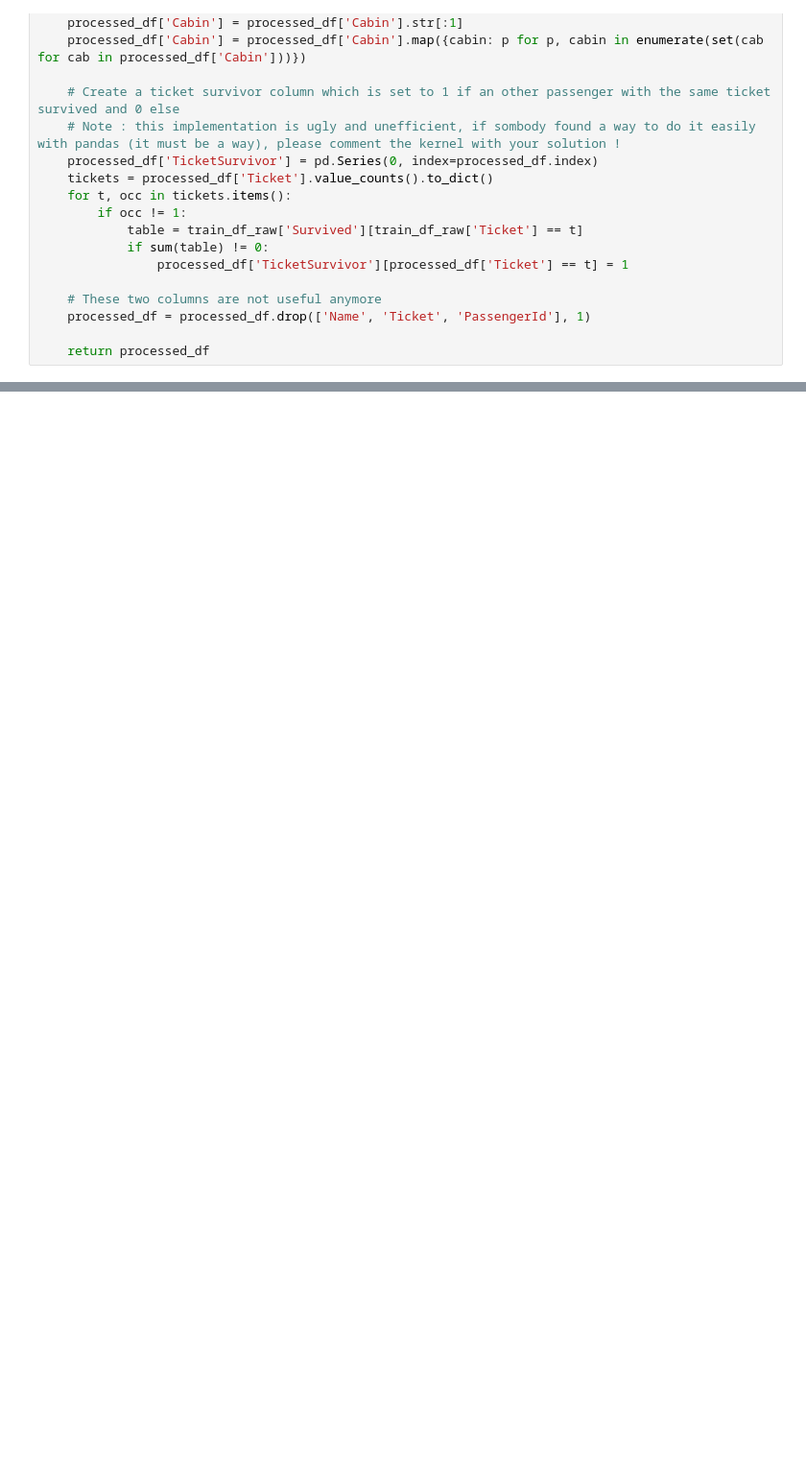
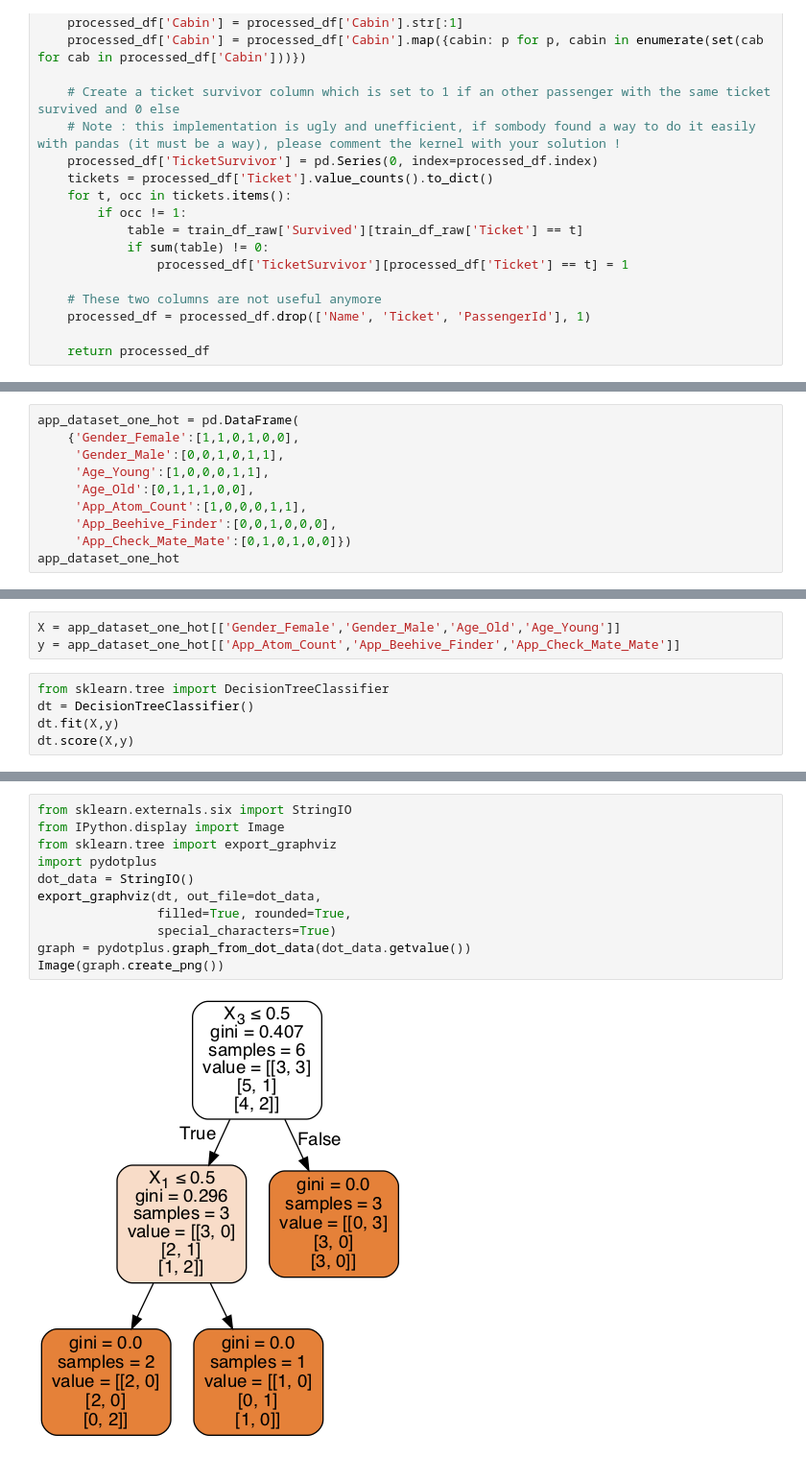
Before and after one commit to luisguiserrano/manning, a Jupyter notebook: Chapter 5 - Decision Trees/Decision Trees.ipynb, the cells around one changed output, grey strips where cells are left out. Shown at 96% size. Cells and saved outputs as stored; diff of their text form; blank space fills up the shorter version.

Commit message:
Adding decision trees

```diff
--- a/Chapter 5 - Decision Trees/Decision Trees.ipynb
+++ b/Chapter 5 - Decision Trees/Decision Trees.ipynb
@@ -404,0 +389,10 @@ AttributeError: 'module' object has no attribute 'plot_tree'
+# %%
+app_dataset_one_hot = pd.DataFrame(
+    {'Gender_Female':[1,1,0,1,0,0],
+     'Gender_Male':[0,0,1,0,1,1],
+     'Age_Young':[1,0,0,0,1,1],
+     'Age_Old':[0,1,1,1,0,0],
+     'App_Atom_Count':[1,0,0,0,1,1],
+     'App_Beehive_Finder':[0,0,1,0,0,0],
+     'App_Check_Mate_Mate':[0,1,0,1,0,0]})
+app_dataset_one_hot
@@ -404,0 +407,8 @@ AttributeError: 'module' object has no attribute 'plot_tree'
+# %%
+X = app_dataset_one_hot[['Gender_Female','Gender_Male','Age_Old','Age_Young']]
+y = app_dataset_one_hot[['App_Atom_Count','App_Beehive_Finder','App_Check_Mate_Mate']]
+# %%
+from sklearn.tree import DecisionTreeClassifier
+dt = DecisionTreeClassifier()
+dt.fit(X,y)
+dt.score(X,y)
@@ -404,0 +437,13 @@ AttributeError: 'module' object has no attribute 'plot_tree'
+# %%
+from sklearn.externals.six import StringIO
+from IPython.display import Image
+from sklearn.tree import export_graphviz
+import pydotplus
+dot_data = StringIO()
+export_graphviz(dt, out_file=dot_data,
+                filled=True, rounded=True,
+                special_characters=True)
+graph = pydotplus.graph_from_dot_data(dot_data.getvalue())
+Image(graph.create_png())
+# %% [output]
+[figure, added]
```
Also changed, not shown: parts of 61 cells of this notebook, 6 other files.
